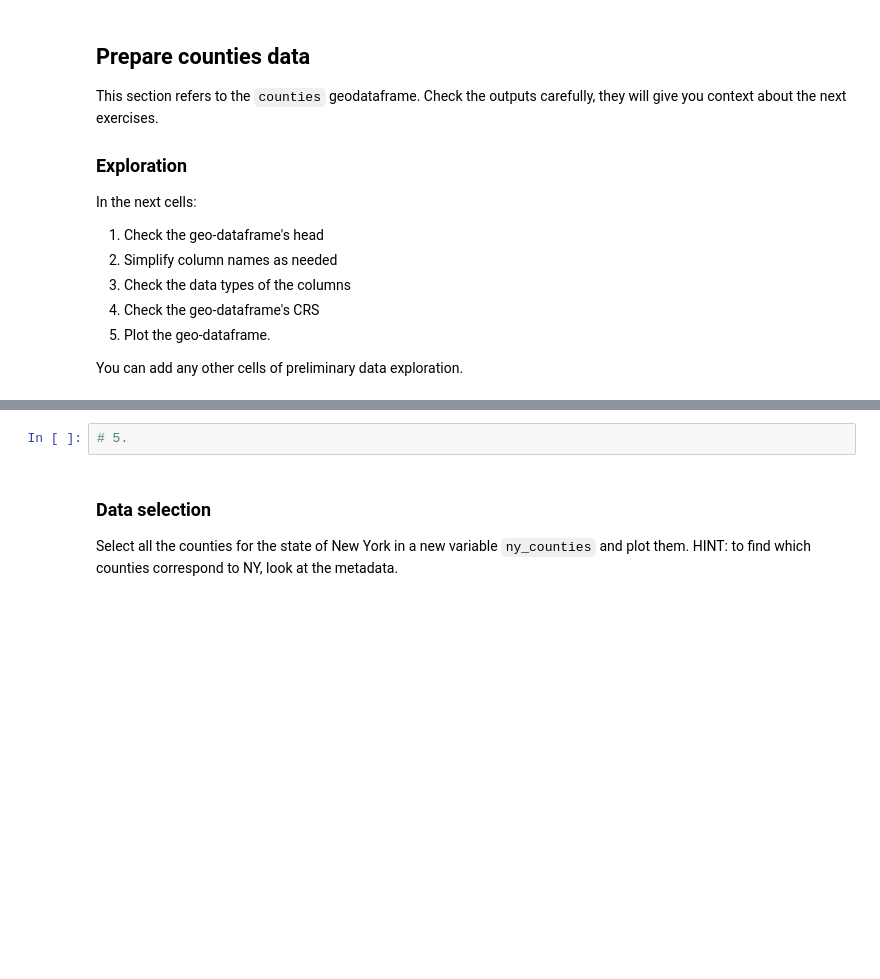
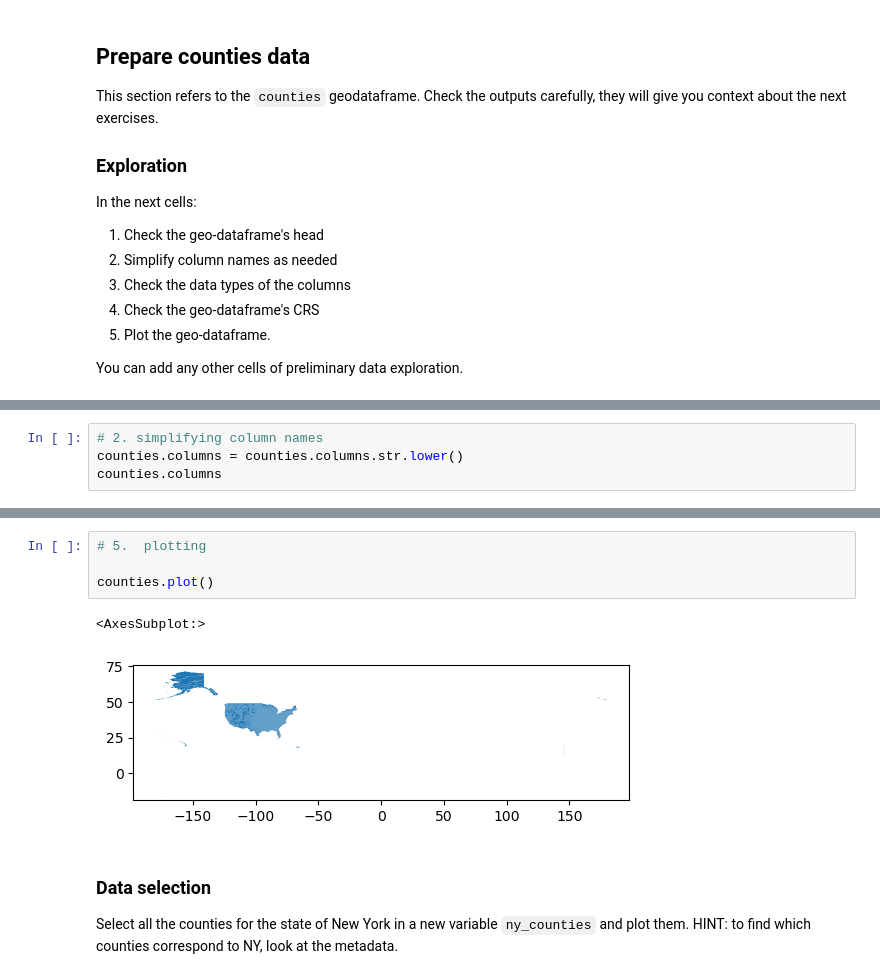
Before and after one commit to a-ramji/eds220-hkw-3, a Jupyter notebook: hwk3-task1-spills.ipynb, the cells around one changed output, grey strips where cells are left out. Saved outputs shown, nothing was run; the diff lists cells and outputs as text; blank space fills up the shorter version.

```diff
--- a/hwk3-task1-spills.ipynb
+++ b/hwk3-task1-spills.ipynb
@@ -394,0 +397,4 @@ You can add any other cells of preliminary data exploration.
+# %%
+# 2. simplifying column names
+counties.columns = counties.columns.str.lower()
+counties.columns
@@ -395,5 +442,10 @@ You can add any other cells of preliminary data exploration.
 # %%
-# 5.
+# 5.  plotting
+
+counties.plot()
+# %% [output]
+<AxesSubplot:>
+[figure, added]
 # %% [markdown]
 ### Data selection
 
```
Also changed, not shown: parts of 10 cells of this notebook.
